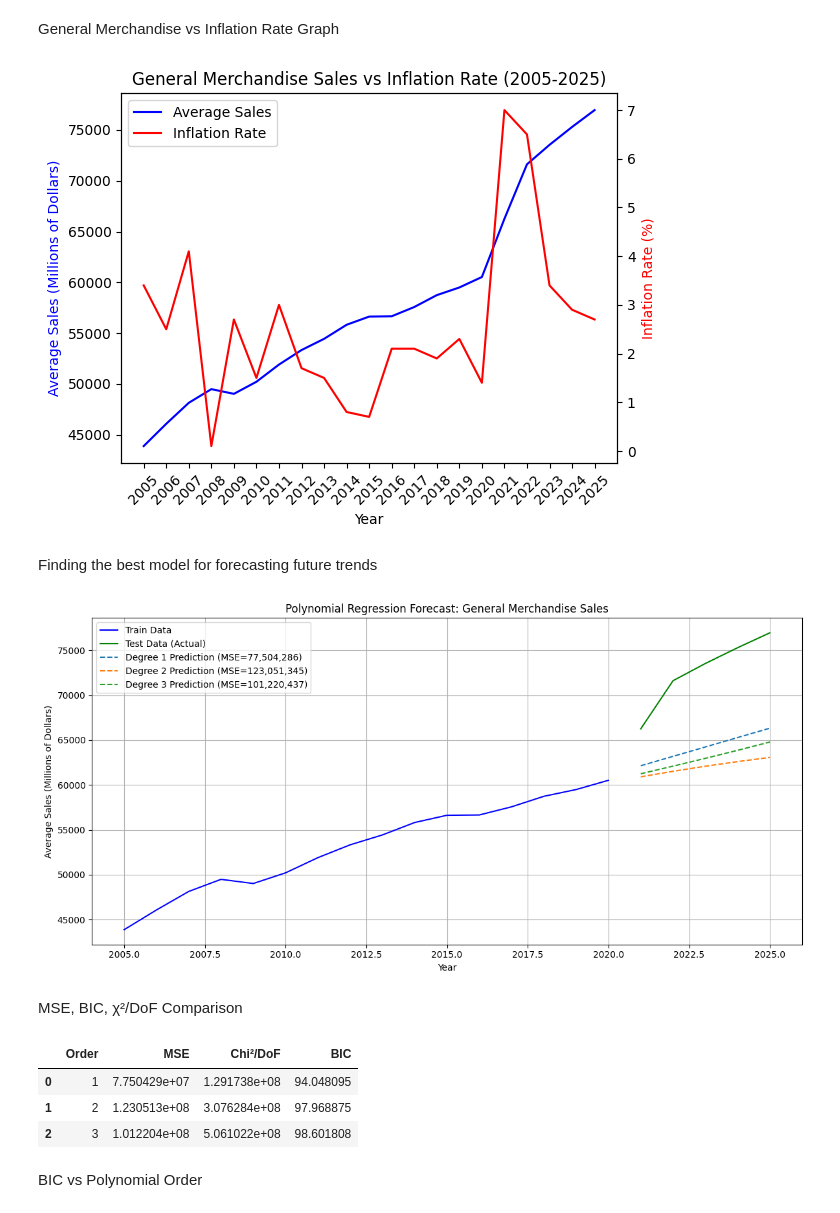
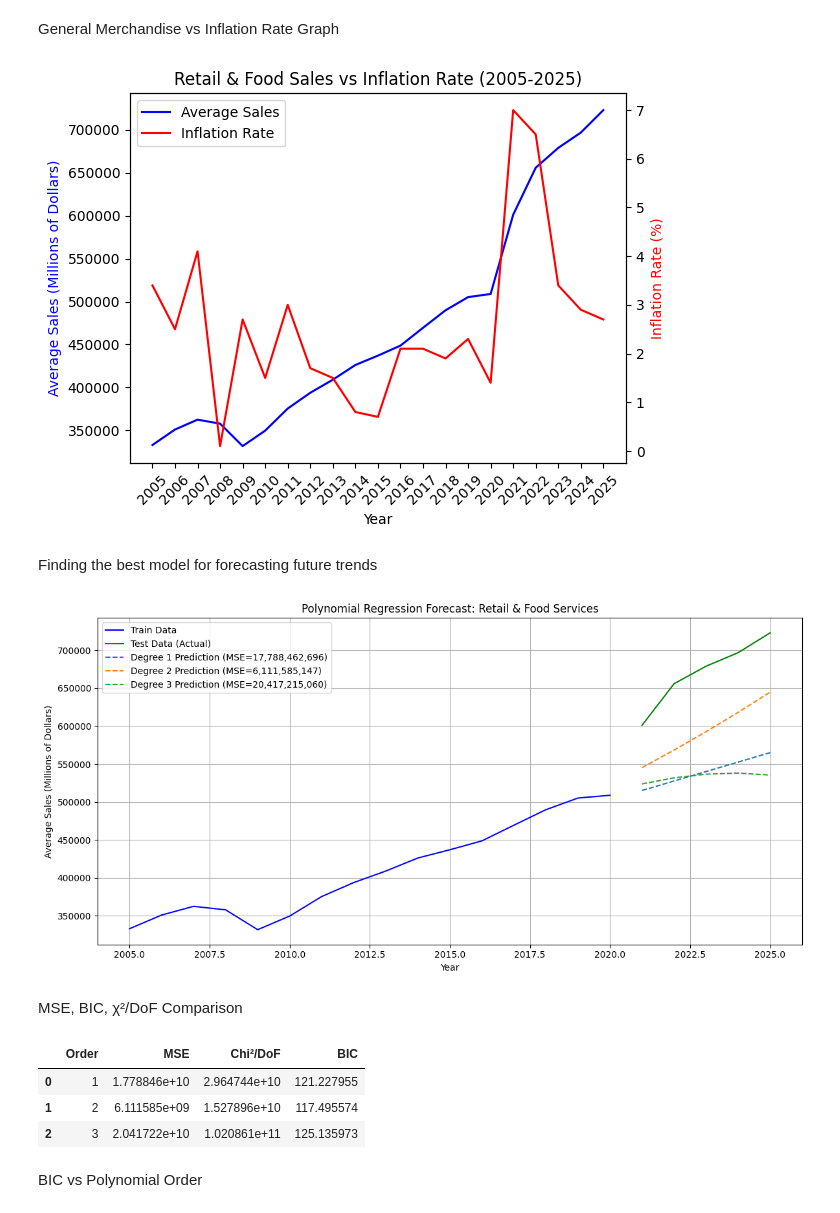
Before and after one commit to AjwadIbnSwalehin/retail-macro-forecasting, a Jupyter notebook: notebooks/general_merchandise.ipynb, the cells around one changed output. Drawn from its saved outputs; the diff is of its cells as text; code cells hidden in the pictures.

```diff
--- a/notebooks/general_merchandise.ipynb
+++ b/notebooks/general_merchandise.ipynb
@@ -17,6 +17,6 @@ from src.analysis_utils import compute_yearly_averages, fit_polynomial_models
 Output Table
 # %%
 # Change the path to what suits your machine
-df = pd.read_csv('../data/general_merchandise_stores_adjusted.csv', index_col = 0)
+df = pd.read_csv('../data/retail_and_food_services_adjusted.csv', index_col = 0)
 print(df)
 # %% [output]
@@ -132,28 +132,28 @@ General Merchandise vs Inflation Rate Graph
 # %%
 # Inflation rate data from 2005=2025
 inflation_df = pd.read_csv('../data/inflation_rate.csv', index_col = 0)
 
 fig, ax1 = plt.subplots()
 
 # Sales (left axis)
 line1, = ax1.plot(df.index, yearly_averages, label="Average Sales", color="blue")
 ax1.set_xlabel("Year")
 ax1.set_ylabel("Average Sales (Millions of Dollars)", color="blue")
 ax1.set_xticks(np.arange(2005, 2026, step=1))
 plt.xticks(rotation=45)
 
 # Unemployment (right axis)
 ax2 = ax1.twinx()
 line2, = ax2.plot(inflation_df.index, inflation_df['Inflation Rate'], label="Inflation Rate", color="red")
 ax2.set_ylabel("Inflation Rate (%)", color="red")
 
 # Title
-plt.title("General Merchandise Sales vs Inflation Rate (2005-2025)")
+plt.title("Retail & Food Sales vs Inflation Rate (2005-2025)")
 plt.legend(handles=[line1, line2], loc="upper left")
 
 plt.show()
 # %% [output]
-[figure, old version]
+[figure, new version]
 # %% [markdown]
 Finding the best model for forecasting future trends
 # %%
@@ -192,7 +192,7 @@ for order, model in polynomials.items():
     )
 
 
-plt.title("Polynomial Regression Forecast: General Merchandise Sales")
+plt.title("Polynomial Regression Forecast: Retail & Food Services")
 plt.xlabel("Year")
 plt.ylabel("Average Sales (Millions of Dollars)")
 plt.legend()
@@ -200,7 +200,7 @@ plt.grid(True)
 plt.tight_layout()
 plt.show()
 # %% [output]
-[figure, old version]
+[figure, new version]
 # %% [markdown]
 MSE, BIC, χ²/DoF Comparison
 # %%
@@ -215,9 +215,9 @@ comparison_df = comparison_df.sort_values("Order")
 comparison_df
 # %% [output]
 |  | Order | MSE | Chi²/DoF | BIC |
-| 0 | 1 | 7.750429e+07 | 1.291738e+08 | 94.048095 |
-| 1 | 2 | 1.230513e+08 | 3.076284e+08 | 97.968875 |
-| 2 | 3 | 1.012204e+08 | 5.061022e+08 | 98.601808 |
+| 0 | 1 | 1.778846e+10 | 2.964744e+10 | 121.227955 |
+| 1 | 2 | 6.111585e+09 | 1.527896e+10 | 117.495574 |
+| 2 | 3 | 2.041722e+10 | 1.020861e+11 | 125.135973 |
 # %% [markdown]
 BIC vs Polynomial Order
 # %%
```
Also changed, not shown: parts of 7 cells of this notebook, 1 other file.
